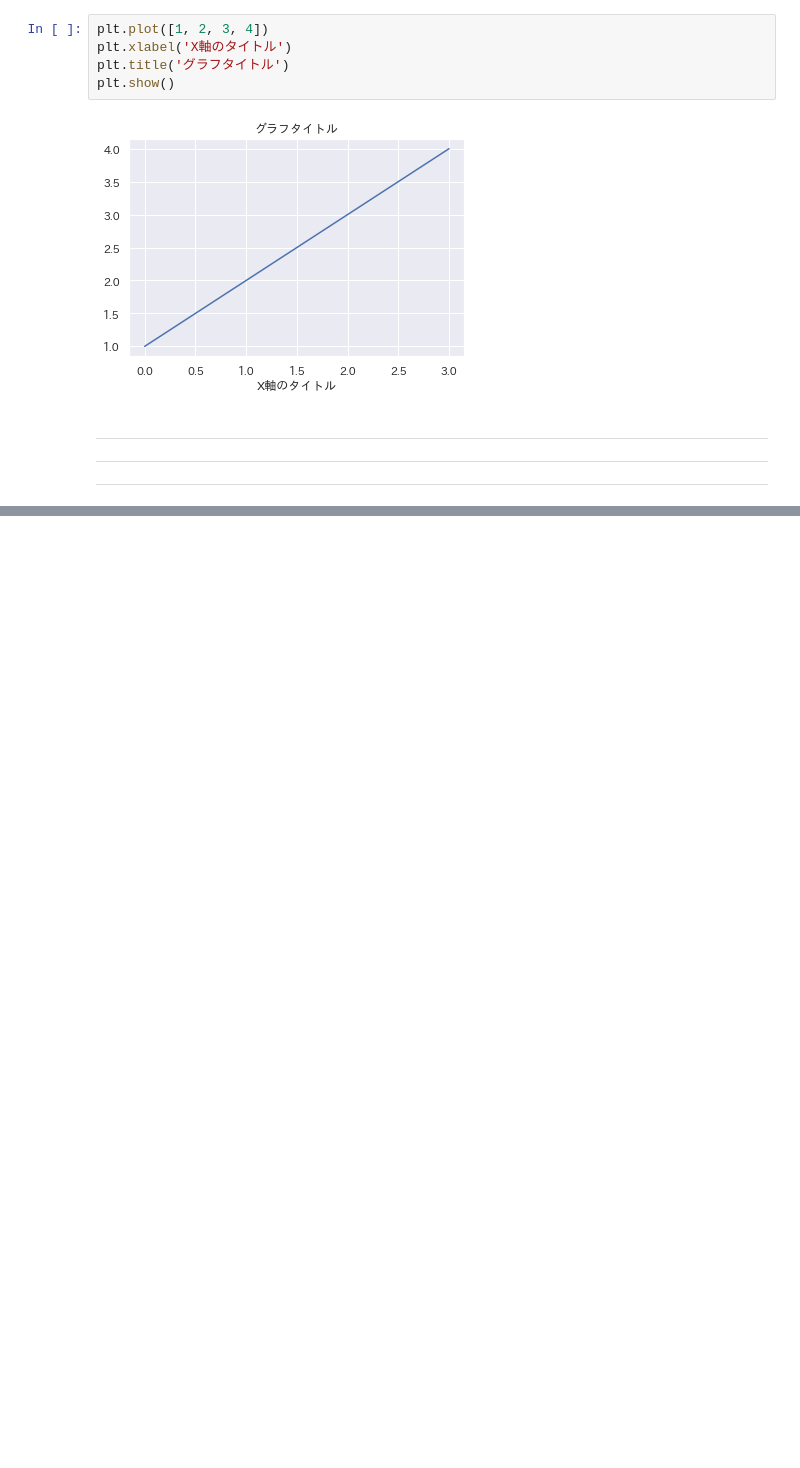
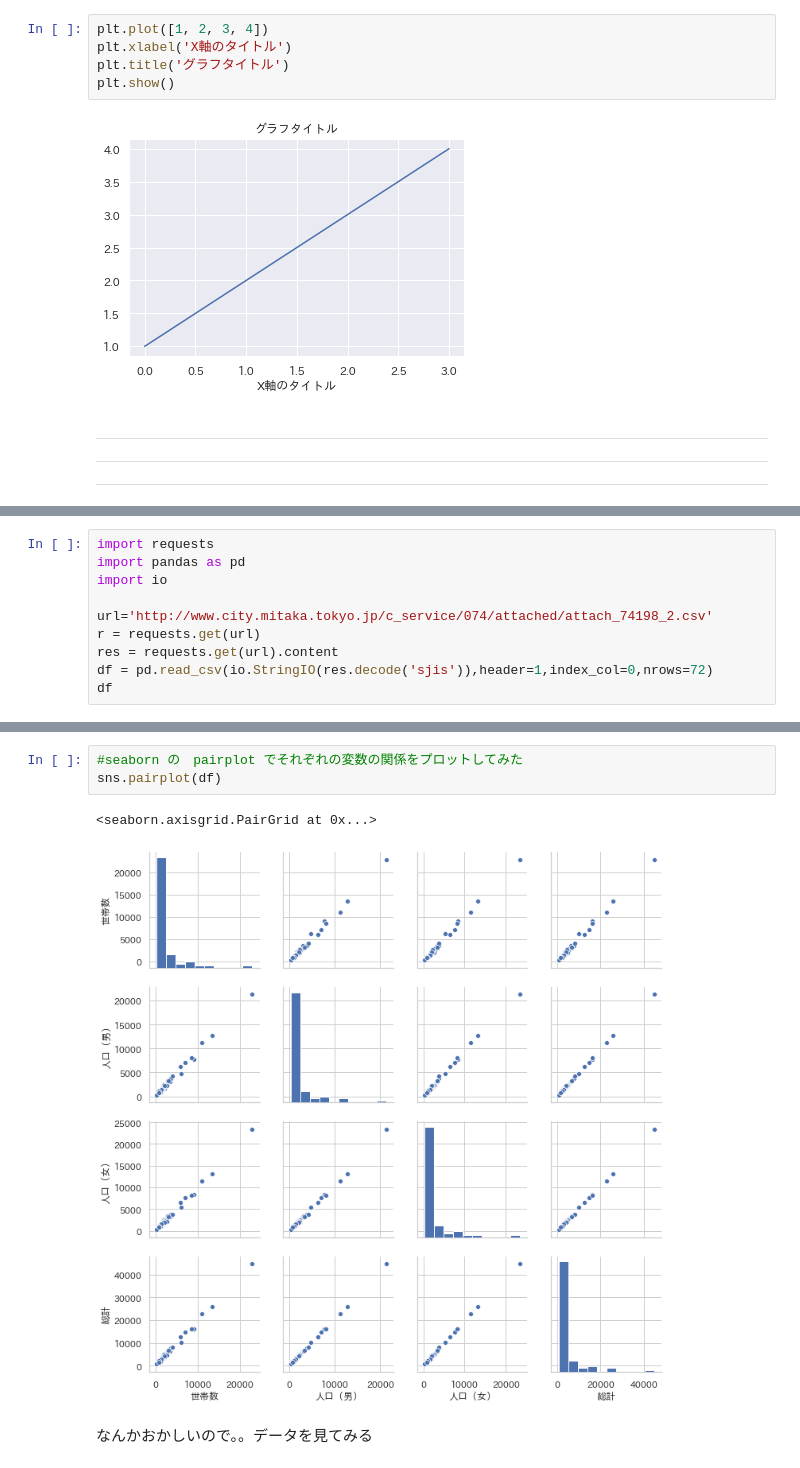
Before and after one commit to tom2rd/Googlecolabutils, a Jupyter notebook: Matplot_pyplot_JP_example0.ipynb, the cells around one changed output, grey strips where cells are left out. Cells and saved outputs as stored; diff of their text form; blank space fills up the shorter version.

```diff
--- a/Matplot_pyplot_JP_example0.ipynb
+++ b/Matplot_pyplot_JP_example0.ipynb
@@ -57,0 +65,10 @@ plt.show()
+# %%
+import requests
+import pandas as pd
+import io
+
+url='http://www.city.mitaka.tokyo.jp/c_service/074/attached/attach_74198_2.csv'
+r = requests.get(url)
+res = requests.get(url).content
+df = pd.read_csv(io.StringIO(res.decode('sjis')),header=1,index_col=0,nrows=72)
+df
@@ -57,0 +90,8 @@ plt.show()
+# %%
+#seaborn の　pairplot でそれぞれの変数の関係をプロットしてみた
+sns.pairplot(df)
+# %% [output]
+<seaborn.axisgrid.PairGrid at 0x...>
+[figure, added]
+# %% [markdown]
+なんかおかしいので。。データを見てみる
```
Also changed, not shown: parts of 21 cells of this notebook.
